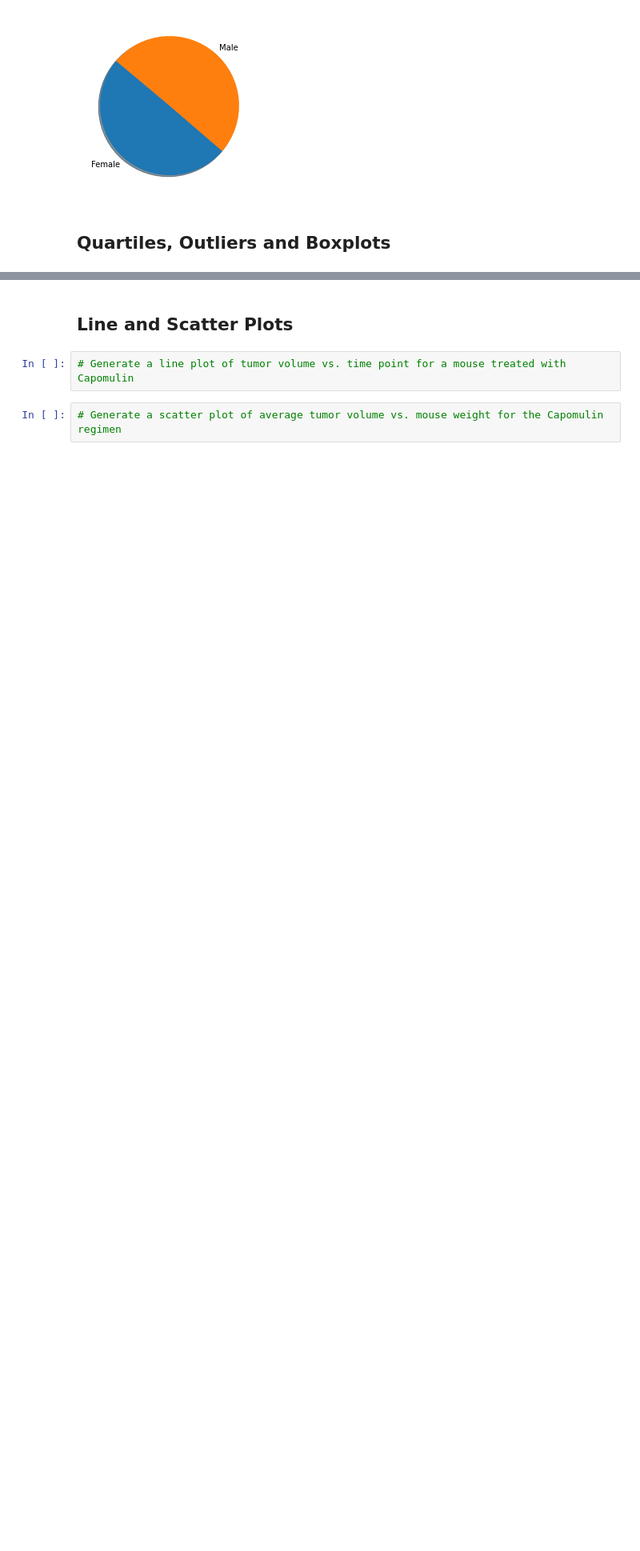
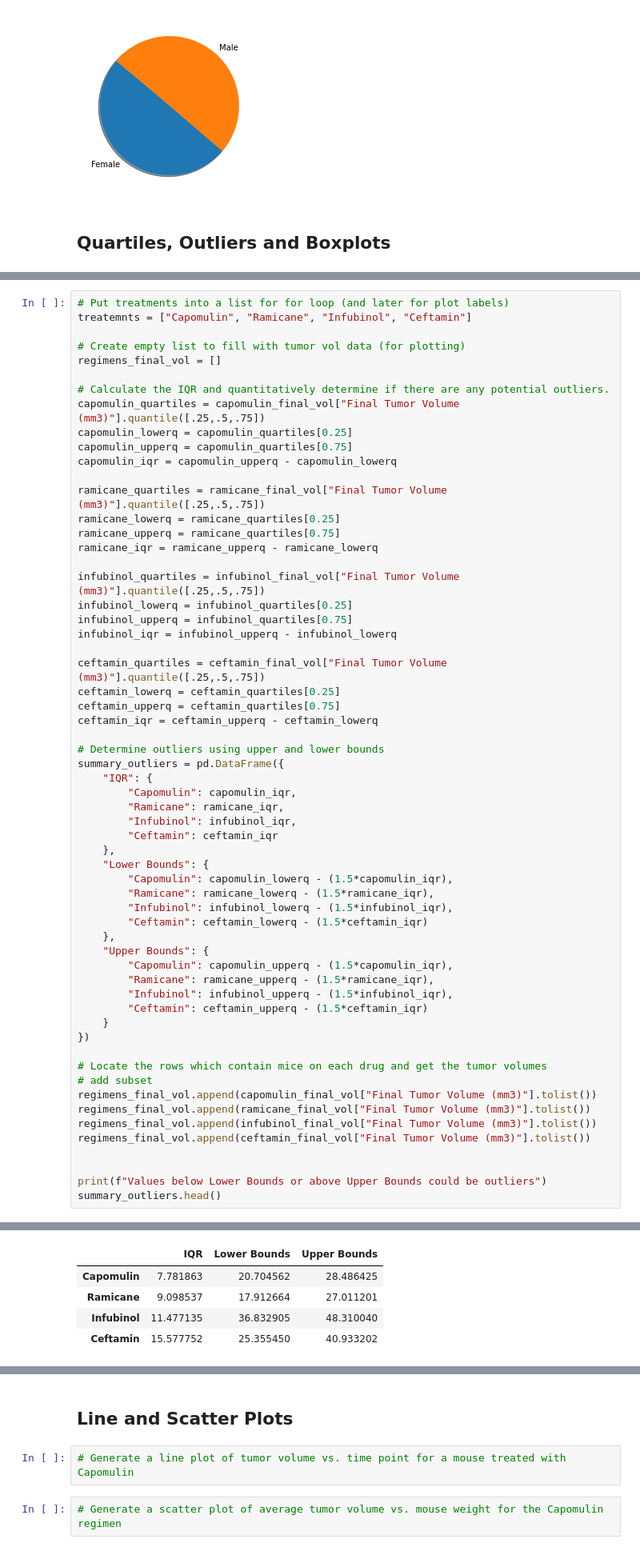
Before and after one commit to kioz-developer/matplotlib-challenge, a Jupyter notebook: pymaceuticals_starter.ipynb, the cells around one changed output, grey strips where cells are left out. Shown at 80% size. Drawn from its saved outputs; the diff is of its cells as text; blank space fills up the shorter version.

```diff
--- a/pymaceuticals_starter.ipynb
+++ b/pymaceuticals_starter.ipynb
@@ -223,0 +213,61 @@ Values above 614.9598075962499 could be outliers
+# %%
+# Put treatments into a list for for loop (and later for plot labels)
+treatemnts = ["Capomulin", "Ramicane", "Infubinol", "Ceftamin"]
+
+# Create empty list to fill with tumor vol data (for plotting)
+regimens_final_vol = []
+
+# Calculate the IQR and quantitatively determine if there are any potential outliers.
+capomulin_quartiles = capomulin_final_vol["Final Tumor Volume (mm3)"].quantile([.25,.5,.75])
+capomulin_lowerq = capomulin_quartiles[0.25]
+capomulin_upperq = capomulin_quartiles[0.75]
+capomulin_iqr = capomulin_upperq - capomulin_lowerq
+
+ramicane_quartiles = ramicane_final_vol["Final Tumor Volume (mm3)"].quantile([.25,.5,.75])
+ramicane_lowerq = ramicane_quartiles[0.25]
+ramicane_upperq = ramicane_quartiles[0.75]
+ramicane_iqr = ramicane_upperq - ramicane_lowerq
+
+infubinol_quartiles = infubinol_final_vol["Final Tumor Volume (mm3)"].quantile([.25,.5,.75])
+infubinol_lowerq = infubinol_quartiles[0.25]
+infubinol_upperq = infubinol_quartiles[0.75]
+infubinol_iqr = infubinol_upperq - infubinol_lowerq
+
+ceftamin_quartiles = ceftamin_final_vol["Final Tumor Volume (mm3)"].quantile([.25,.5,.75])
+ceftamin_lowerq = ceftamin_quartiles[0.25]
+ceftamin_upperq = ceftamin_quartiles[0.75]
+ceftamin_iqr = ceftamin_upperq - ceftamin_lowerq
+
+# Determine outliers using upper and lower bounds
+summary_outliers = pd.DataFrame({
+    "IQR": {
+        "Capomulin": capomulin_iqr,
+        "Ramicane": ramicane_iqr,
+        "Infubinol": infubinol_iqr,
+        "Ceftamin": ceftamin_iqr
+    },
+    "Lower Bounds": {
+        "Capomulin": capomulin_lowerq - (1.5*capomulin_iqr),
+        "Ramicane": ramicane_lowerq - (1.5*ramicane_iqr),
+        "Infubinol": infubinol_lowerq - (1.5*infubinol_iqr),
+        "Ceftamin": ceftamin_lowerq - (1.5*ceftamin_iqr)
+    },
+    "Upper Bounds": {
+        "Capomulin": capomulin_upperq - (1.5*capomulin_iqr),
+        "Ramicane": ramicane_upperq - (1.5*ramicane_iqr),
+        "Infubinol": infubinol_upperq - (1.5*infubinol_iqr),
+        "Ceftamin": ceftamin_upperq - (1.5*ceftamin_iqr)
+    }
+})
+
+# Locate the rows which contain mice on each drug and get the tumor volumes
+# add subset
+regimens_final_vol.append(capomulin_final_vol["Final Tumor Volume (mm3)"].tolist())
+regimens_final_vol.append(ramicane_final_vol["Final Tumor Volume (mm3)"].tolist())
+regimens_final_vol.append(infubinol_final_vol["Final Tumor Volume (mm3)"].tolist())
+regimens_final_vol.append(ceftamin_final_vol["Final Tumor Volume (mm3)"].tolist())
+
+
+print(f"Values below Lower Bounds or above Upper Bounds could be outliers")
+summary_outliers.head()
+# %% [output]
@@ -224,2 +275,7 @@ Values above 614.9598075962499 could be outliers
+|  | IQR | Lower Bounds | Upper Bounds |
+| Capomulin | 7.781863 | 20.704562 | 28.486425 |
+| Ramicane | 9.098537 | 17.912664 | 27.011201 |
+| Infubinol | 11.477135 | 36.832905 | 48.310040 |
+| Ceftamin | 15.577752 | 25.355450 | 40.933202 |
 # %%
 # Generate a box plot of the final tumor volume of each mouse across four regimens of interest
```
Also changed, not shown: parts of 4 cells of this notebook.
